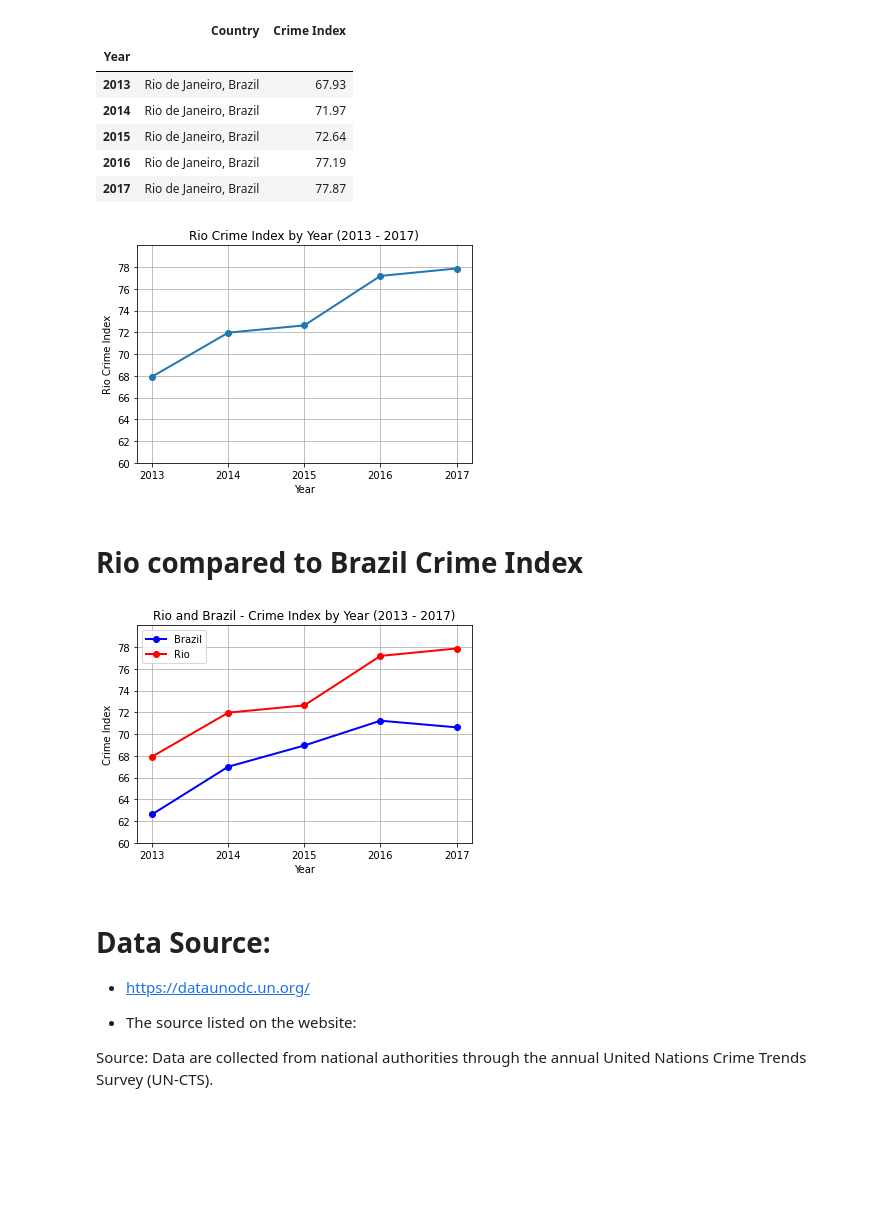
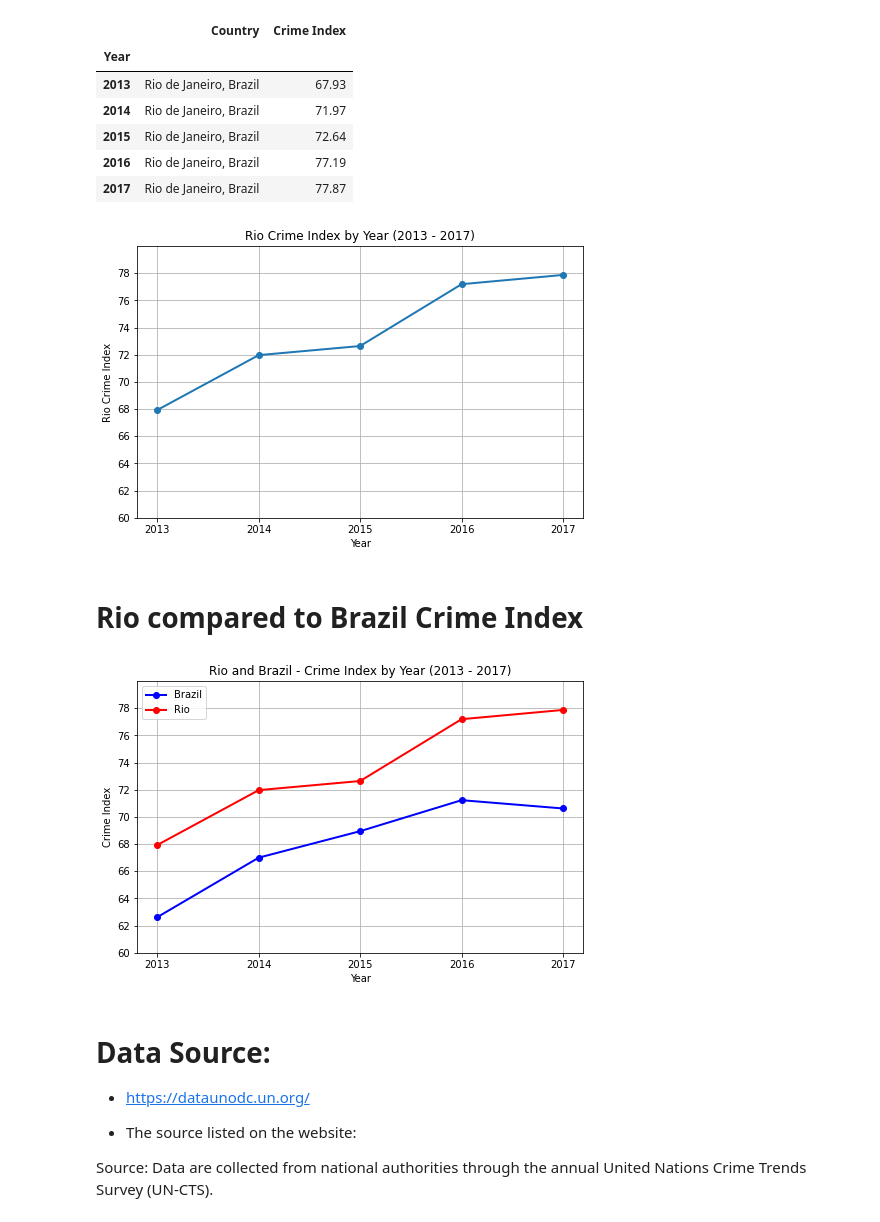
Before and after one commit to Trevor-Velez/project-1, a Jupyter notebook: Trevor Velez/Crime Rates - Final Look.ipynb, the cells around one changed output. Saved outputs shown, nothing was run; the diff lists cells and outputs as text; code cells hidden in the pictures; blank space fills up the shorter version.

```diff
--- a/Trevor Velez/Crime Rates - Final Look.ipynb
+++ b/Trevor Velez/Crime Rates - Final Look.ipynb
@@ -77,22 +78,24 @@ crime_index_rio_df
 | 2016 | Rio de Janeiro, Brazil | 77.19 |
 | 2017 | Rio de Janeiro, Brazil | 77.87 |
 # %%
+plt.figure(figsize=(8, 5))
 plt.plot(x_axis, crime_index_rio_df["Crime Index"], marker="o", linewidth=2)
 plt.xlabel("Year")
 plt.ylabel("Rio Crime Index")
 plt.title("Rio Crime Index by Year (2013 - 2017)")
 plt.grid()
 
 plt.ylim(60, 80)
 plt.yticks(np.arange(60, 80, step=2))
 
 plt.savefig("Images/Rio Crime Index by Year.png")
 plt.show()
 # %% [output]
-[figure, old version]
+[figure, new version]
 # %% [markdown]
 # Rio compared to Brazil Crime Index
 # %%
+plt.figure(figsize=(8, 5))
 brazil_crime, = plt.plot(x_axis, crime_index_df["Crime Index"], marker="o", linewidth=2, color="blue", label="Brazil")
 rio_crime, = plt.plot(x_axis, crime_index_rio_df["Crime Index"], marker="o", linewidth=2, color="red", label="Rio")
 plt.legend(handles=[brazil_crime, rio_crime], loc="best")
@@ -109,7 +112,7 @@ plt.grid()
 plt.savefig("Images/Rio compared to Brazil - Crime Index.png")
 plt.show()
 # %% [output]
-[figure, old version]
+[figure, new version]
 # %% [markdown]
 # Data Source:
 
```
Also changed, not shown: parts of 3 cells of this notebook, 3 other files.
